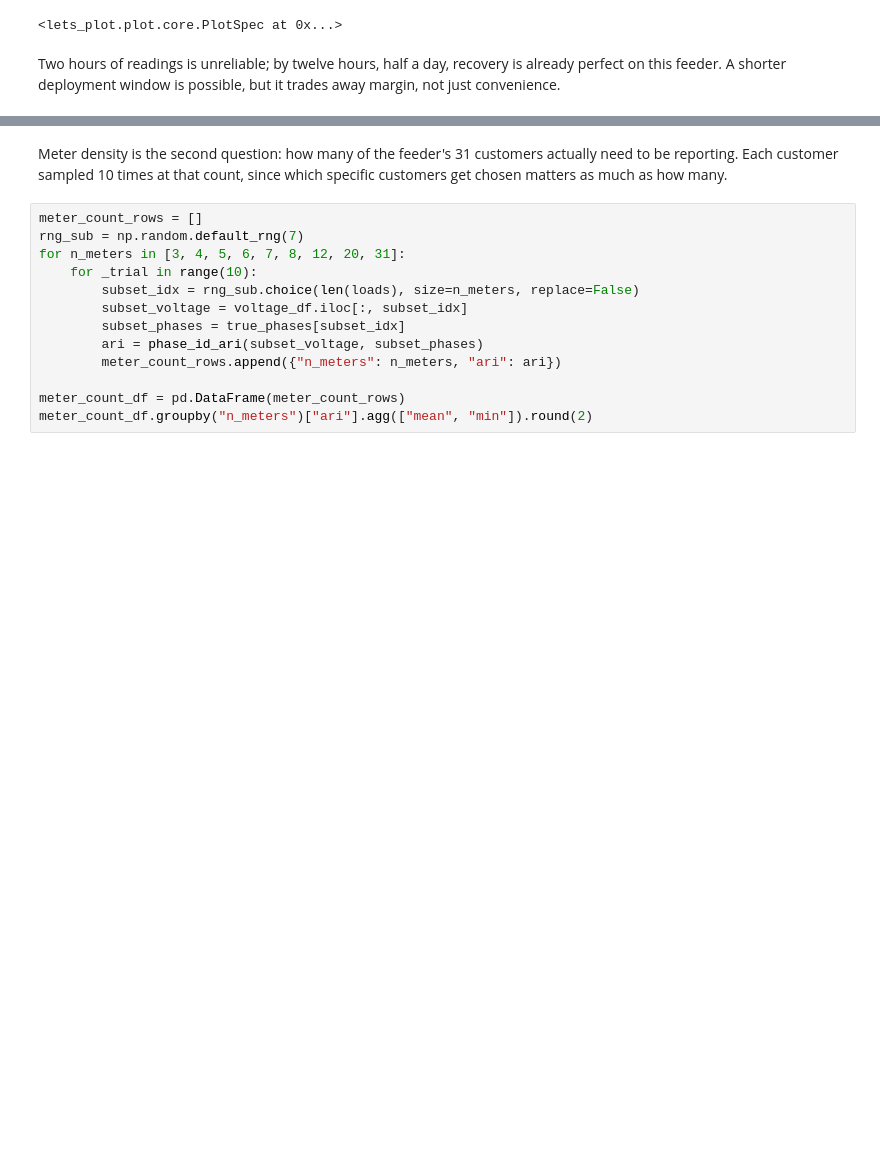
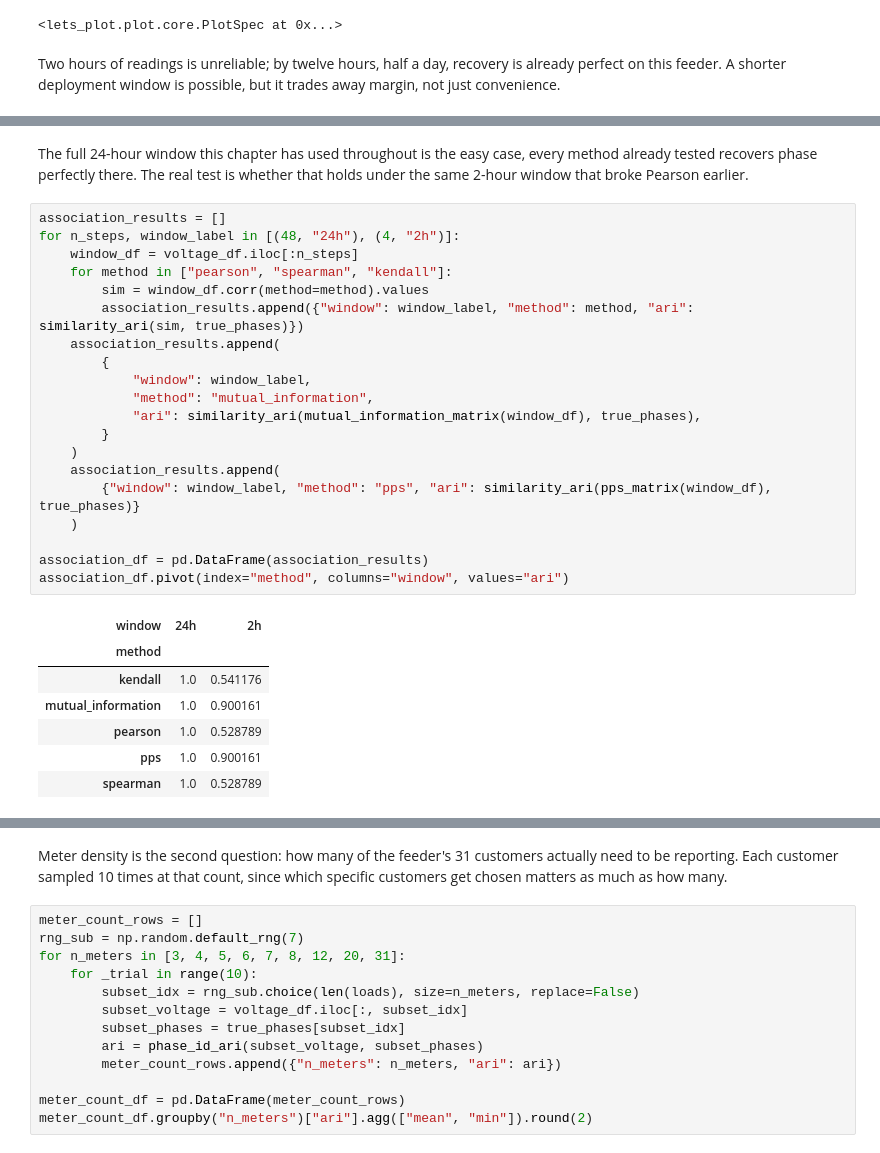
Before and after one commit to sambaiga/ml-energy-disaggregation, a Jupyter notebook: book/04-grid-edge/03-phase-identification-code.ipynb, the cells around one changed output, grey strips where cells are left out. Drawn from its saved outputs; the diff is of its cells as text; blank space fills up the shorter version.

```diff
--- a/book/04-grid-edge/03-phase-identification-code.ipynb
+++ b/book/04-grid-edge/03-phase-identification-code.ipynb
@@ -336,0 +373,33 @@ is possible, but it trades away margin, not just convenience.
+# %% [markdown]
+The full 24-hour window this chapter has used throughout is the easy
+case, every method already tested recovers phase perfectly there. The
+real test is whether that holds under the same 2-hour window that broke
+Pearson earlier.
+# %%
+association_results = []
+for n_steps, window_label in [(48, "24h"), (4, "2h")]:
+    window_df = voltage_df.iloc[:n_steps]
+    for method in ["pearson", "spearman", "kendall"]:
+        sim = window_df.corr(method=method).values
+        association_results.append({"window": window_label, "method": method, "ari": similarity_ari(sim, true_phases)})
+    association_results.append(
+        {
+            "window": window_label,
+            "method": "mutual_information",
+            "ari": similarity_ari(mutual_information_matrix(window_df), true_phases),
+        }
+    )
+    association_results.append(
+        {"window": window_label, "method": "pps", "ari": similarity_ari(pps_matrix(window_df), true_phases)}
+    )
+
+association_df = pd.DataFrame(association_results)
+association_df.pivot(index="method", columns="window", values="ari")
+# %% [output]
+| window | 24h | 2h |
+| method |  |  |
+| kendall | 1.0 | 0.541176 |
+| mutual_information | 1.0 | 0.900161 |
+| pearson | 1.0 | 0.528789 |
+| pps | 1.0 | 0.900161 |
+| spearman | 1.0 | 0.528789 |
```
Also changed, not shown: parts of 15 cells of this notebook, 4 other files.
